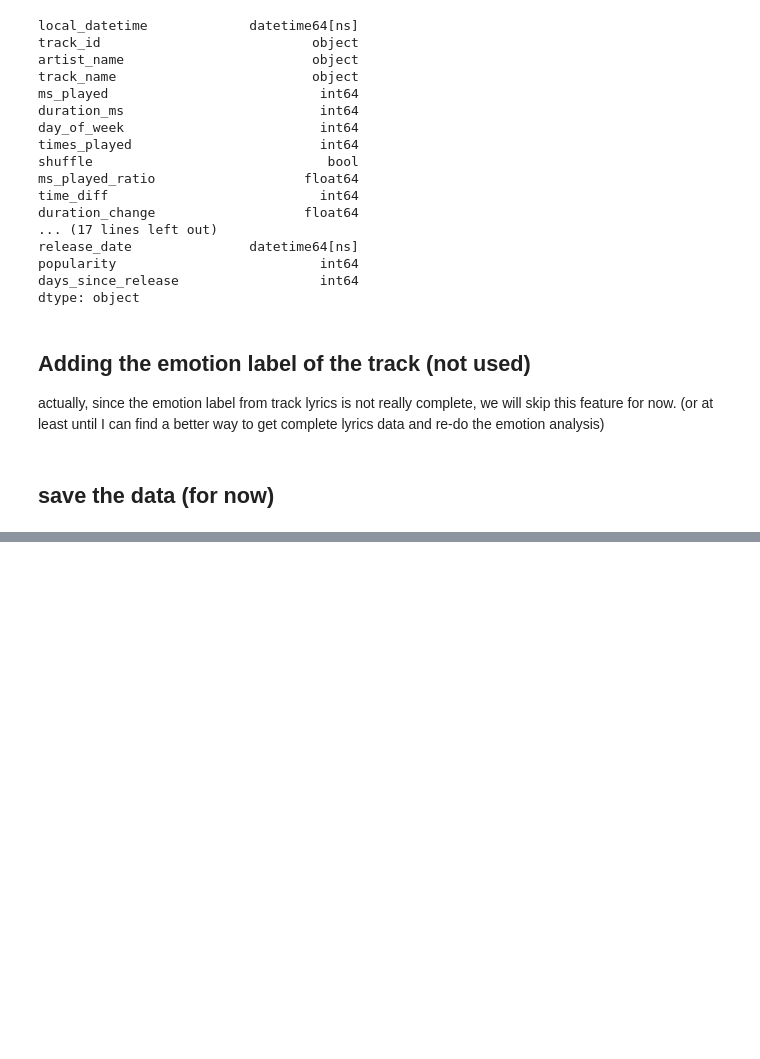
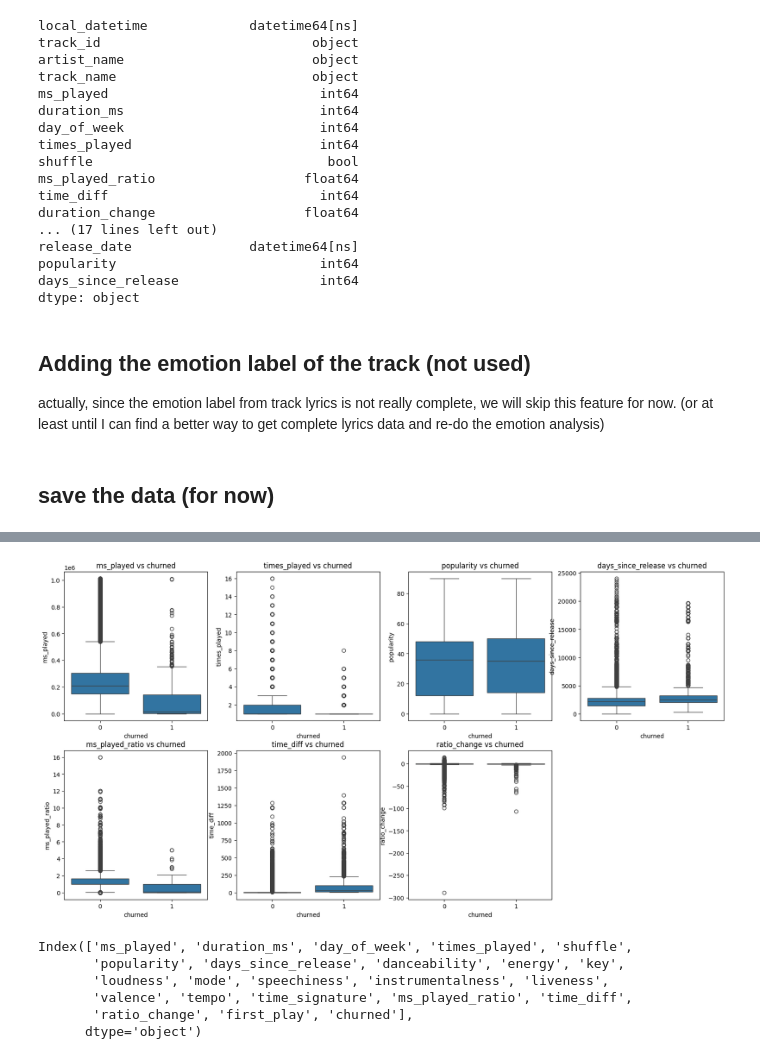
Before and after one commit to nazhifkojaz/Spotify-Analysis-Data-Collection-, a Jupyter notebook: churn_analysis.ipynb, the cells around one changed output, grey strips where cells are left out. Drawn from its saved outputs; the diff is of its cells as text; code cells hidden in the pictures; blank space fills up the shorter version.

```diff
--- a/churn_analysis.ipynb
+++ b/churn_analysis.ipynb
@@ -615,0 +715,22 @@ merged_df.to_csv('datasets/aggregated_data_for_churn_analysis.csv', index=False)
+# %%
+ms_played_threshold = merged_df['ms_played'].quantile(0.95)
+times_played_threshold = merged_df['times_played'].quantile(0.95)
+time_diff_threshold = merged_df['time_diff'].quantile(0.95)
+# %%
+# boxplot for track features based on churned
+plt.figure(figsize=(20, 10))
+for i, col in enumerate(['ms_played', 'times_played', 'popularity', 'days_since_release', 'ms_played_ratio', 'time_diff', 'ratio_change']):
+    plt.subplot(2, 4, i+1)
+    sns.boxplot(x='churned', y=col, data=merged_df[merged_df['ms_played'] < ms_played_threshold])
+    plt.title(f'{col} vs churned')
+# %% [output]
+[figure, added]
+# %%
+merged_df.columns
+# %% [output]
+Index(['ms_played', 'duration_ms', 'day_of_week', 'times_played', 'shuffle',
+       'popularity', 'days_since_release', 'danceability', 'energy', 'key',
+       'loudness', 'mode', 'speechiness', 'instrumentalness', 'liveness',
+       'valence', 'tempo', 'time_signature', 'ms_played_ratio', 'time_diff',
+       'ratio_change', 'first_play', 'churned'],
+      dtype='object')
```
Also changed, not shown: parts of 26 cells of this notebook, 2 other files.
